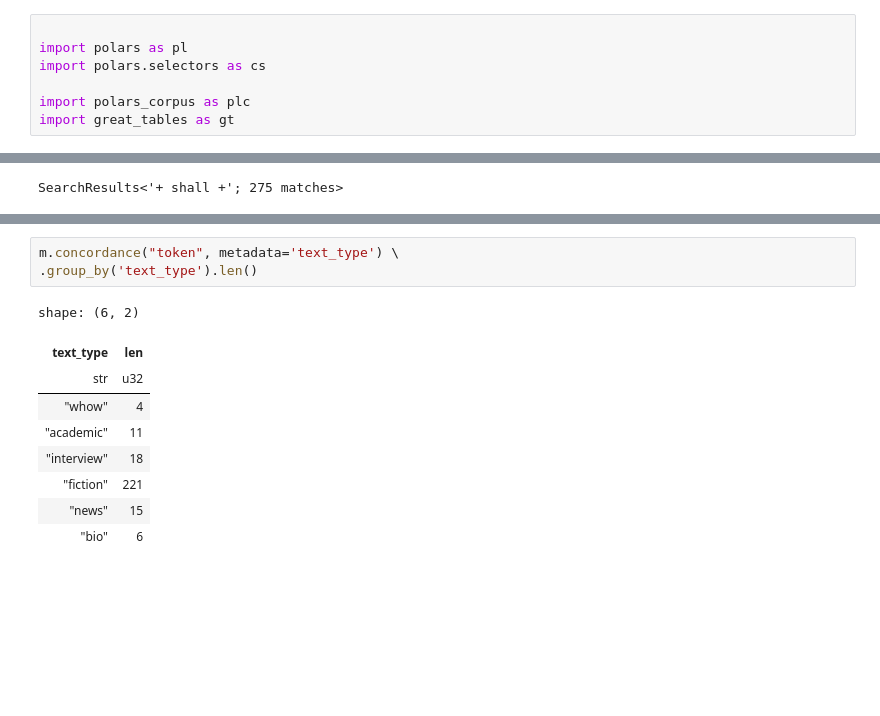
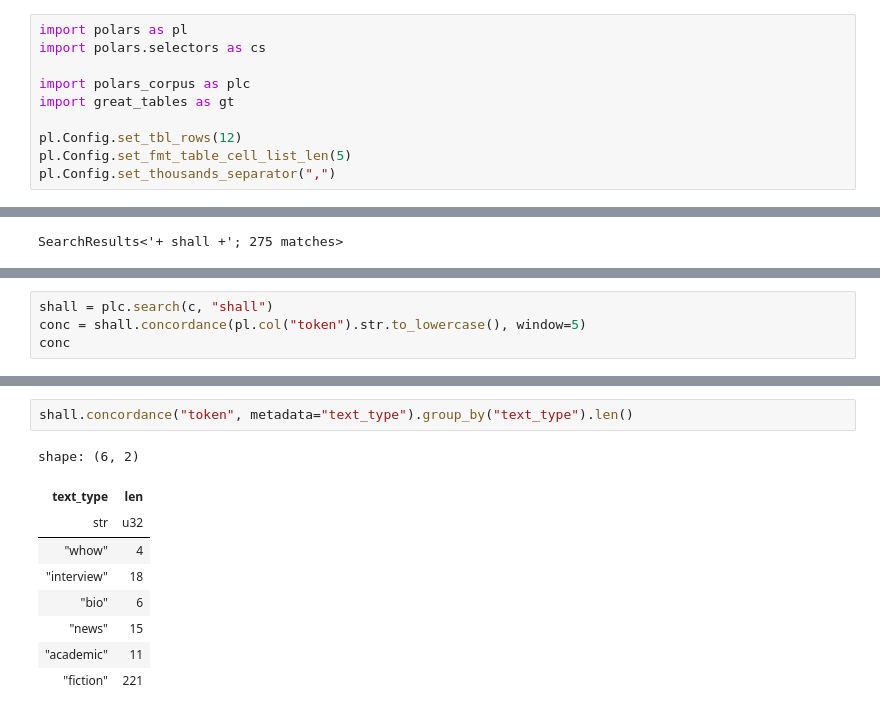
Before and after one commit to rmalouf/polars_corpus, a Jupyter notebook: docs/notebooks/concordance.ipynb, the cells around one changed output, grey strips where cells are left out. Cells and saved outputs as stored; diff of their text form; blank space fills up the shorter version.

```diff
--- a/docs/notebooks/concordance.ipynb
+++ b/docs/notebooks/concordance.ipynb
@@ -3,7 +13,10 @@
 # %%
-
 import polars as pl
 import polars.selectors as cs
 
 import polars_corpus as plc
 import great_tables as gt
+
+pl.Config.set_tbl_rows(12)
+pl.Config.set_fmt_table_cell_list_len(5)
+pl.Config.set_thousands_separator(",")
@@ -84,0 +142,4 @@ shape: (199, 2)
+# %%
+shall = plc.search(c, "shall")
+conc = shall.concordance(pl.col("token").str.to_lowercase(), window=5)
+conc
@@ -154,13 +347,12 @@ shape: (10, 2)
 # %%
-m.concordance("token", metadata='text_type') \
-.group_by('text_type').len()
+shall.concordance("token", metadata="text_type").group_by("text_type").len()
 # %% [output]
 shape: (6, 2)
 | text_type | len |
 | str | u32 |
 | "whow" | 4 |
+| "interview" | 18 |
+| "bio" | 6 |
+| "news" | 15 |
 | "academic" | 11 |
-| "interview" | 18 |
 | "fiction" | 221 |
-| "news" | 15 |
-| "bio" | 6 |
```
Also changed, not shown: parts of 36 cells of this notebook, 6 other files.
